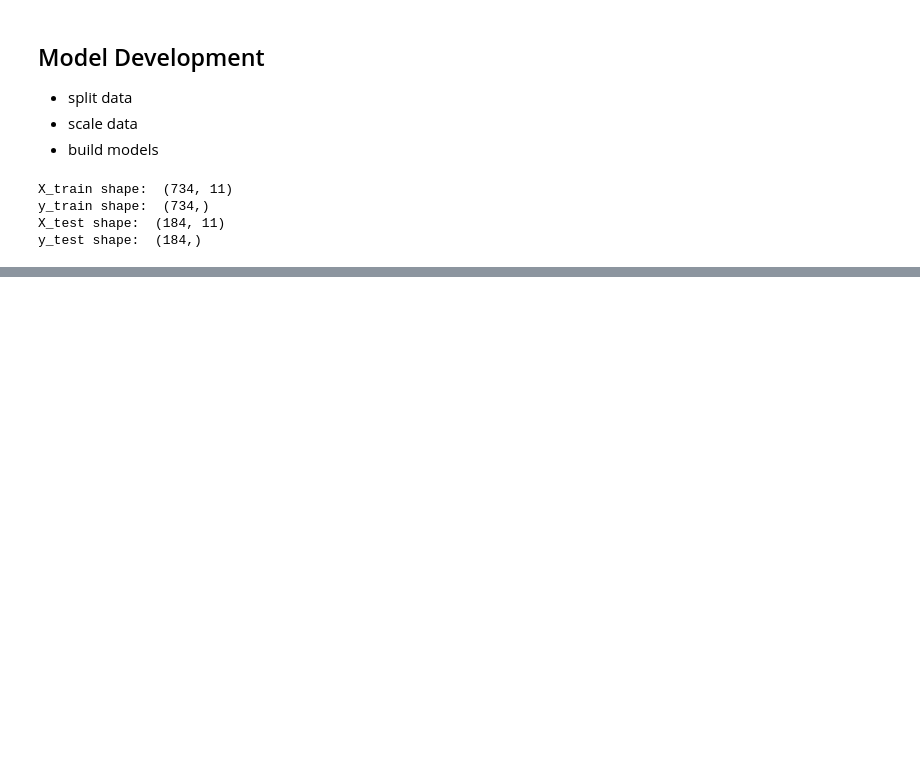
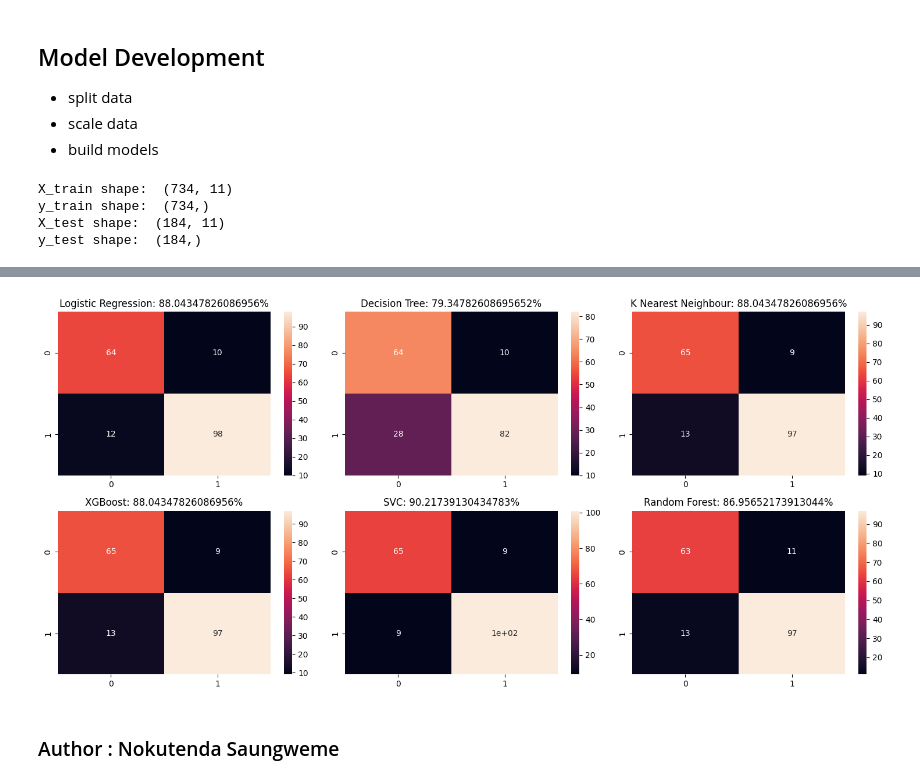
Before and after one commit to archaic-panda/Heart-Problems-Prediction, a Jupyter notebook: heart_disease_prediction.ipynb, the cells around one changed output, grey strips where cells are left out. Drawn from its saved outputs; the diff is of its cells as text; code cells hidden in the pictures; blank space fills up the shorter version.

```diff
--- a/heart_disease_prediction.ipynb
+++ b/heart_disease_prediction.ipynb
@@ -241,11 +246,16 @@ plt.show()
 # %%
-fig, axes = plt.subplots(nrows=2, ncols=3, figsize=(11, 7))
+fig, axes = plt.subplots(nrows=2, ncols=3, figsize=(15, 7))
 index = 0
+mat_names = ['Logistic Regression', 'Decision Tree', 'K Nearest Neighbour', 'XGBoost', 'SVC', 'Random Forest']
 
 for i in range(2):
     for j in range(3):
-        sns.heatmap(matrices[dt.index[index]], annot=True, ax=axes[i][j])
-        axes[i][j].set_title("{}: {}%".format(dt.index[index], dt.iloc[index, 0]))
-        index += 1
+            sns.heatmap(matrices[mat_names[index]], annot=True, ax=axes[i][j])
+            axes[i][j].set_title("{}: {}%".format(mat_names[index], df_scores.iloc[index, 1]))
+            index += 1
 plt.tight_layout()
 plt.show()
+# %% [output]
+[figure, added]
+# %% [markdown]
+### Author : Nokutenda Saungweme
```
Also changed, not shown: parts of 4 cells of this notebook.
